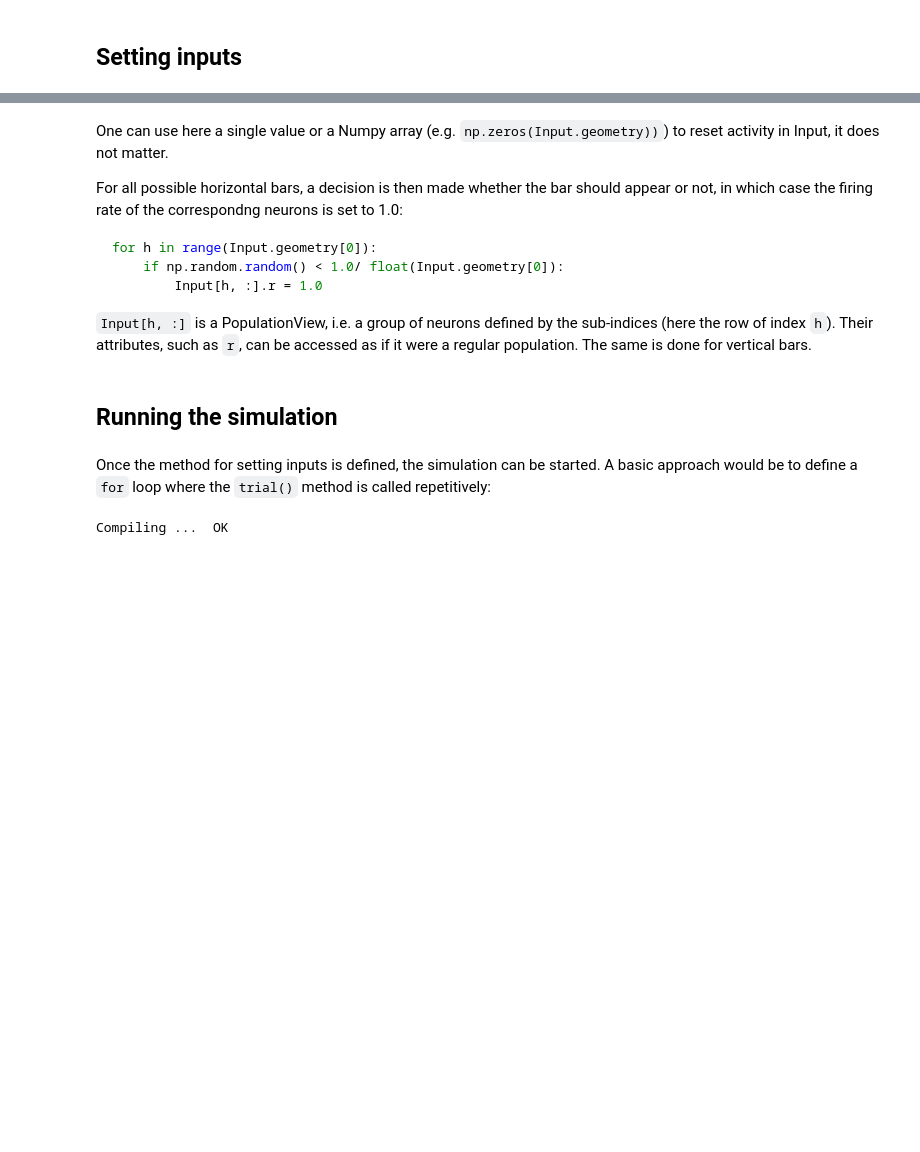
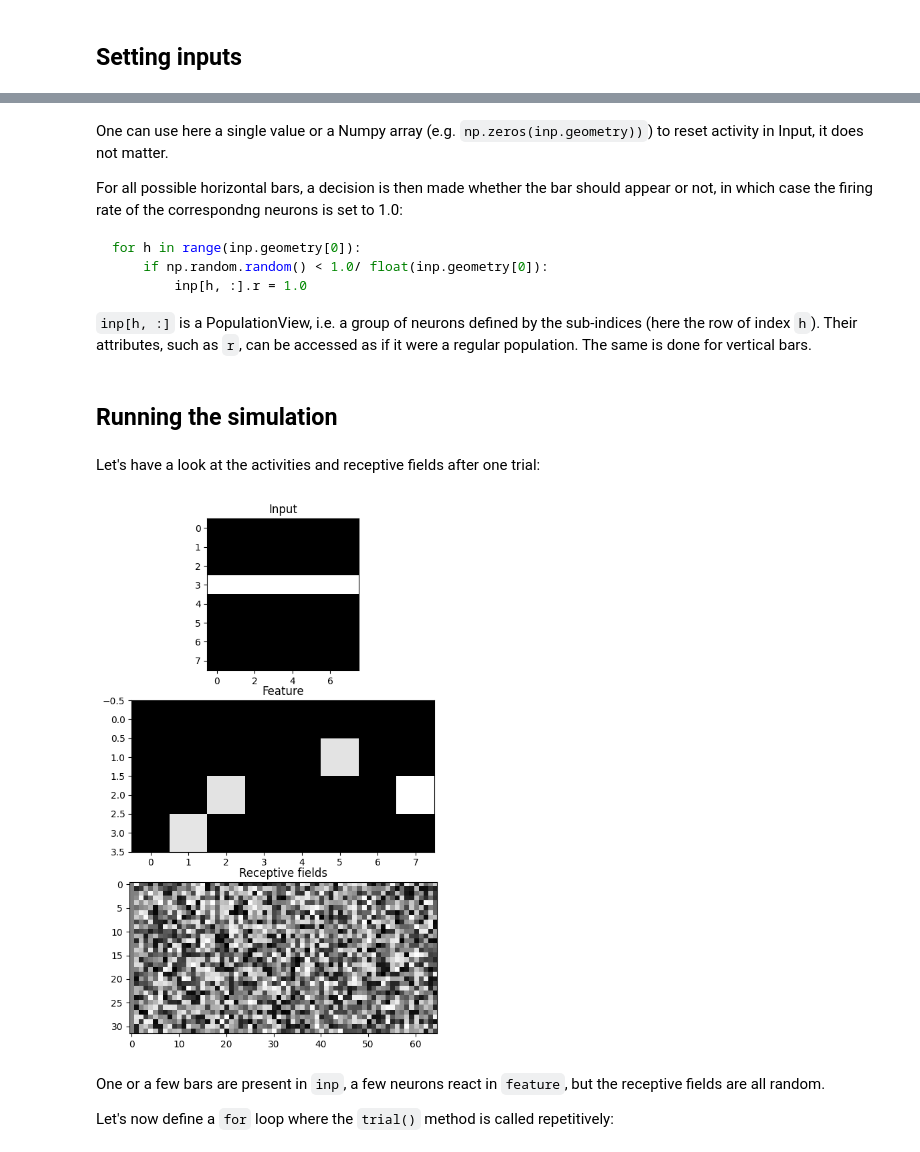
Before and after one commit to ANNarchy/ANNarchy.github.io, a Jupyter notebook: notebooks/BarLearning.ipynb, the cells around one changed output, grey strips where cells are left out. Cells and saved outputs as stored; diff of their text form; code cells hidden in the pictures; blank space fills up the shorter version.

Commit message:
Updated notebook on NeuralFields

````diff
--- a/notebooks/BarLearning.ipynb
+++ b/notebooks/BarLearning.ipynb
@@ -65,7 +57,7 @@ LeakyNeuron = ann.Neuron(
 The firing rate is restricted to positive values with the `min=0.0`
 flag. The population is created in the following way:
 # %%
-Feature = ann.Population(geometry=(8, 4), neuron=LeakyNeuron)
+feature = ann.Population(geometry=(8, 4), neuron=LeakyNeuron)
 # %% [markdown]
 We give it a (8, 4) geometry for visualization only, it does not
 influence computations at all.
@@ -102,15 +94,15 @@ the populations `Input` and `Feature` and one inhibitory within the
 # %%
 ff = ann.Projection(
-    pre=Input,
-    post=Feature,
+    pre=inp,
+    post=feature,
     target='exc',
     synapse = Oja
 )
 ff.connect_all_to_all(weights = ann.Uniform(-0.5, 0.5))
 
 lat = ann.Projection(
-    pre=Feature,
-    post=Feature,
+    pre=feature,
+    post=feature,
     target='inh',
     synapse = Oja
 )
@@ -134,48 +132,69 @@ sets the firing rate of `Input` according to the specified probabilities
 every time it is called, and runs the simulation for 50 ms:
 # %%
 def trial():
+
     # Reset the firing rate for all neurons
-    Input.r = 0.0
+    inp.r = 0.0
+
     # Clamp horizontal bars randomly
-    for h in range(Input.geometry[0]):
-        if np.random.random() < 1.0/ float(Input.geometry[0]):
-            Input[h, :].r = 1.0
+    for h in range(inp.geometry[0]):
+        if np.random.random() < 1.0/ float(inp.geometry[0]):
+            inp[h, :].r = 1.0
+
     # Clamp vertical bars randomly
-    for w in range(Input.geometry[1]):
-        if np.random.random() < 1.0/ float(Input.geometry[1]):
-            Input[:, w].r = 1.0
+    for w in range(inp.geometry[1]):
+        if np.random.random() < 1.0/ float(inp.geometry[1]):
+            inp[:, w].r = 1.0
+
     # Simulate for 50ms
     ann.simulate(50.)
+
     # Return firing rates and receptive fields for visualization
-    return Input.r, Feature.r, ff.receptive_fields()
+    return inp.r, feature.r, ff.receptive_fields()
 # %% [markdown]
 One can use here a single value or a Numpy array (e.g.
-`np.zeros(Input.geometry))`) to reset activity in Input, it does not matter.
+`np.zeros(inp.geometry))`) to reset activity in Input, it does not matter.
 
 For all possible horizontal bars, a decision is then made whether the
 bar should appear or not, in which case the firing rate of the
 correspondng neurons is set to 1.0:
 
 ```python
-for h in range(Input.geometry[0]):
-    if np.random.random() < 1.0/ float(Input.geometry[0]):
-        Input[h, :].r = 1.0
+for h in range(inp.geometry[0]):
+    if np.random.random() < 1.0/ float(inp.geometry[0]):
+        inp[h, :].r = 1.0
 ```
 
-`Input[h, :]` is a PopulationView, i.e. a group of neurons defined by
+`inp[h, :]` is a PopulationView, i.e. a group of neurons defined by
 the sub-indices (here the row of index `h`). Their attributes, such as
 `r`, can be accessed as if it were a regular population. The same is
 done for vertical bars.
 # %% [markdown]
 ## Running the simulation
-# %% [markdown]
-Once the method for setting inputs is defined, the simulation can be
-started. A basic approach would be to define a `for` loop where the
-`trial()` method is called repetitively:
+# %% [markdown]
+Let's have a look at the activities and receptive fields after one trial:
+# %%
+input_r, feature_r, weights = trial()
+# %%
+def plot(ax, input_r, feature_r, weights):
+    ax[0].clear(); ax[1].clear(); ax[2].clear()
+    ax[0].imshow(input_r.T, interpolation='nearest', cmap=plt.cm.gray)
+    ax[0].set_title('Input')
+    ax[1].imshow(feature_r.T, interpolation='nearest', cmap=plt.cm.gray)
+    ax[1].set_title('Feature')
+    ax[2].imshow(weights.T, interpolation='nearest', cmap=plt.cm.gray)
+    ax[2].set_title('Receptive fields')
+
+fig, ax = plt.subplots(3, 1, figsize=(6, 10))
+plot(ax, input_r, feature_r, weights)
+# %% [output]
+[figure, added]
+# %% [markdown]
+One or a few bars are present in `inp`, a few neurons react in `feature`, but the receptive fields are all random.
+
+Let's now define a `for` loop where the `trial()` method is called repetitively:
 # %%
-ann.compile()
-
+inputs = []; features = []; rfs = []
 for t in range(1000):
     input_r, feature_r, weights = trial()
+    inputs.append(input_r); features.append(feature_r); rfs.append(weights)
-# %% [output]
-Compiling ...  OK
````
Also changed, not shown: parts of 16 cells of this notebook, 11 other files.
